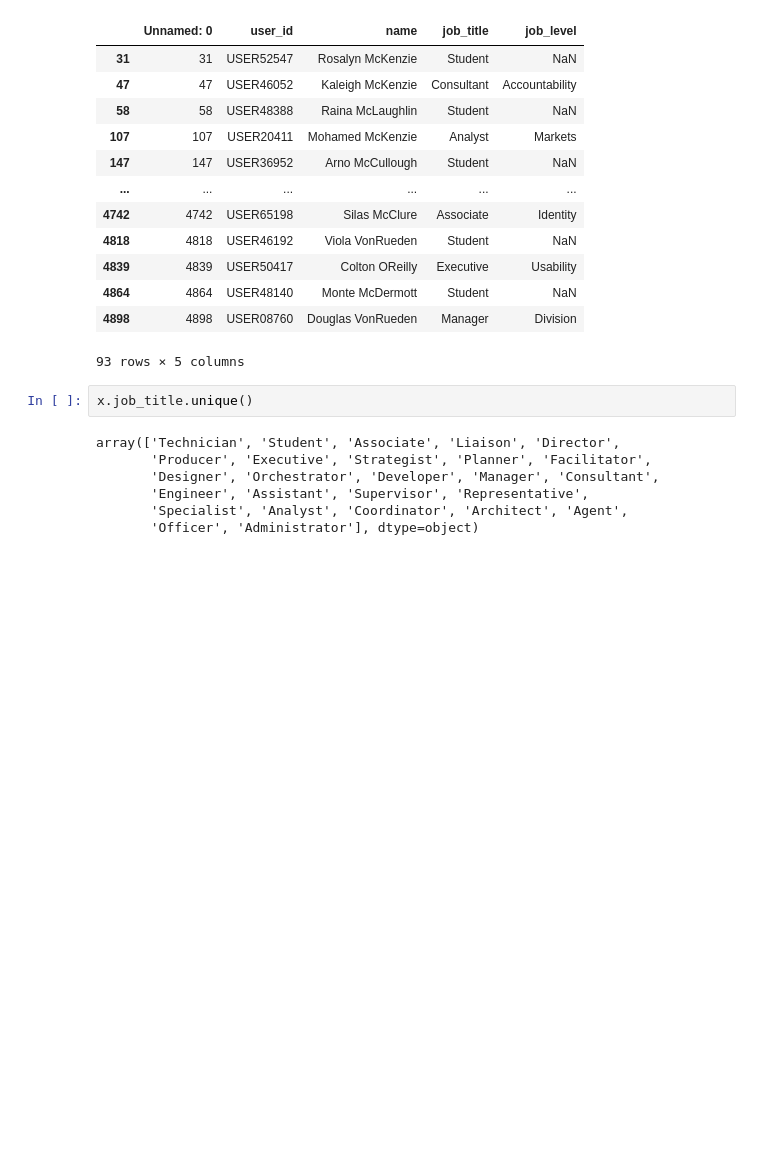
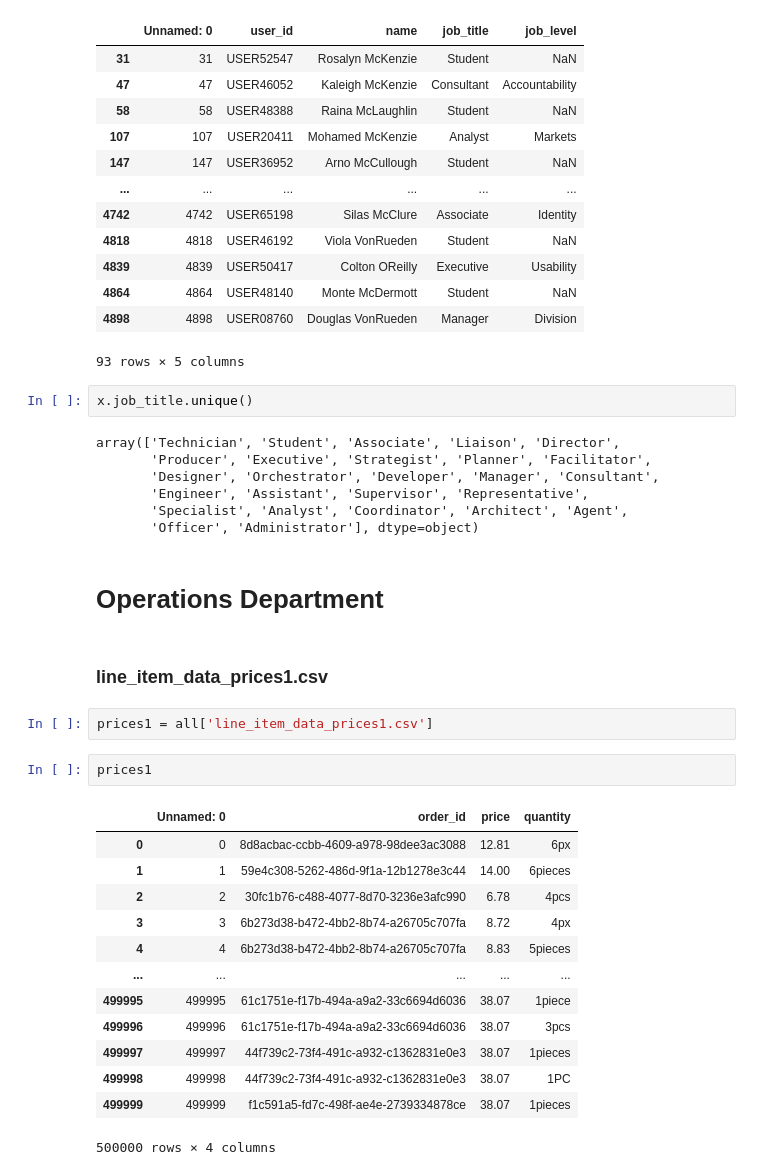
Before and after one commit to 1123Alessandro/ShopZada, a Jupyter notebook: Data Profiling.ipynb, the cells around one changed output. Saved outputs shown, nothing was run; the diff lists cells and outputs as text; blank space fills up the shorter version.

```diff
--- a/Data Profiling.ipynb
+++ b/Data Profiling.ipynb
@@ -283,3 +283,25 @@ array(['Technician', 'Student', 'Associate', 'Liaison', 'Director',
        'Engineer', 'Assistant', 'Supervisor', 'Representative',
        'Specialist', 'Analyst', 'Coordinator', 'Architect', 'Agent',
        'Officer', 'Administrator'], dtype=object)
+# %% [markdown]
+# Operations Department
+# %% [markdown]
+### line_item_data_prices1.csv
+# %%
+prices1 = all['line_item_data_prices1.csv']
+# %%
+prices1
+# %% [output]
+|  | Unnamed: 0 | order_id | price | quantity |
+| 0 | 0 | 8d8acbac-ccbb-4609-a978-98dee3ac3088 | 12.81 | 6px |
+| 1 | 1 | 59e4c308-5262-486d-9f1a-12b1278e3c44 | 14.00 | 6pieces |
+| 2 | 2 | 30fc1b76-c488-4077-8d70-3236e3afc990 | 6.78 | 4pcs |
+| 3 | 3 | 6b273d38-b472-4bb2-8b74-a26705c707fa | 8.72 | 4px |
+| 4 | 4 | 6b273d38-b472-4bb2-8b74-a26705c707fa | 8.83 | 5pieces |
+| ... | ... | ... | ... | ... |
+| 499995 | 499995 | 61c1751e-f17b-494a-a9a2-33c6694d6036 | 38.07 | 1piece |
+| 499996 | 499996 | 61c1751e-f17b-494a-a9a2-33c6694d6036 | 38.07 | 3pcs |
+| 499997 | 499997 | 44f739c2-73f4-491c-a932-c1362831e0e3 | 38.07 | 1pieces |
+| 499998 | 499998 | 44f739c2-73f4-491c-a932-c1362831e0e3 | 38.07 | 1PC |
+| 499999 | 499999 | f1c591a5-fd7c-498f-ae4e-2739334878ce | 38.07 | 1pieces |
+500000 rows × 4 columns
```
Also changed, not shown: parts of 15 cells of this notebook.
